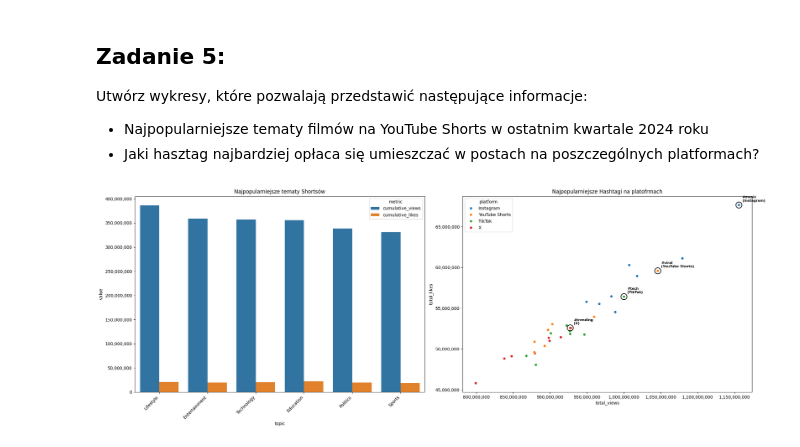
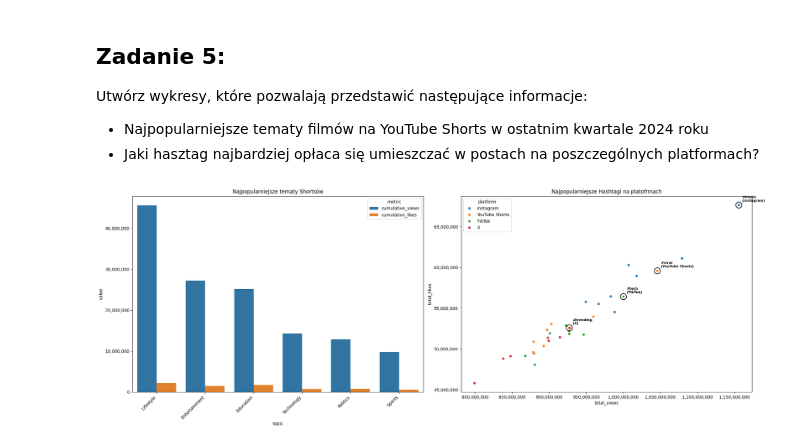
Before and after one commit to Zajecia-na-PWr-LR/lista-1-MarmoPL, a Jupyter notebook: UczenieMaszynowe_25_26_Lista1.ipynb, the cells around one changed output. Cells and saved outputs as stored; diff of their text form; code cells hidden in the pictures.

```diff
--- a/UczenieMaszynowe_25_26_Lista1.ipynb
+++ b/UczenieMaszynowe_25_26_Lista1.ipynb
@@ -181,8 +182,16 @@ df = pd.read_csv(os.path.join(social_media_path, "social_media_viral_content_dat
 fig, (ax1, ax2) = plt.subplots(1, 2, figsize=(22, 8))
 
 #Shortsy
+df["post_datetime"] = pd.to_datetime(df["post_datetime"])
+
 df_plot = (
-    df[df["platform"]=="YouTube Shorts"].groupby("topic").agg(
+    df[
+        (df["content_type"]=="video") &
+        (df["platform"]=="YouTube Shorts") &
+        (df["post_datetime"] >= "2024-10-01") &
+        (df["post_datetime"] < "2025-01-01")
+    ]
+    .groupby("topic").agg(
         cumulative_views=("views", "sum"),
         cumulative_likes=("likes", "sum")
     ).reset_index().melt(id_vars="topic", var_name="metric", value_name="value")
@@ -208,31 +217,33 @@ df_hashtags = (
         total_views=("views", "sum"),
         total_likes=("likes", "sum")
     )
     .reset_index()
     .rename(columns={"hashtags_list": "hashtag"})
     .sort_values(by=["total_views", "total_likes"], ascending=False)
 )
 
 sns.scatterplot(data=df_hashtags, x="total_views", y="total_likes", hue="platform", ax=ax2)
 
 # Podświetl najlepszy hashtag dla każdej platformy (max views + likes)
 df_hashtags["score"] = df_hashtags["total_views"] + df_hashtags["total_likes"]
 best_per_platform = df_hashtags.loc[df_hashtags.groupby("platform")["score"].idxmax()]
 
 for _, row in best_per_platform.iterrows():
     ax2.scatter(row["total_views"], row["total_likes"],
                 s=200, zorder=5, edgecolors="black", linewidths=1.5,
                 color="none")
     ax2.annotate(f'{row["hashtag"]}\n({row["platform"]})',
                  (row["total_views"], row["total_likes"]),
                  fontsize=8, fontweight="bold",
                  textcoords="offset points", xytext=(8, 8))
 
 ax2.set_title("Najpopularniejsze Hashtagi na platofrmach")
 ax2.xaxis.set_major_formatter(plt.FuncFormatter(lambda x, _: f"{int(x):,}"))
 ax2.yaxis.set_major_formatter(plt.FuncFormatter(lambda x, _: f"{int(x):,}"))
 
 plt.tight_layout()
 plt.show()
+
+#wykresy
 # %% [output]
-[figure, old version]
+[figure, new version]
```
Also changed, not shown: parts of 2 cells of this notebook.
